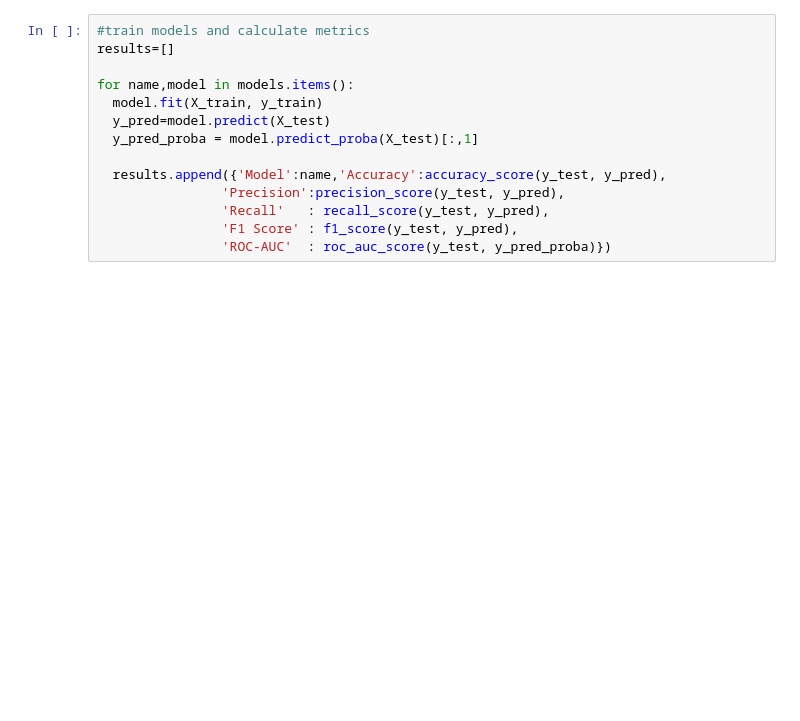
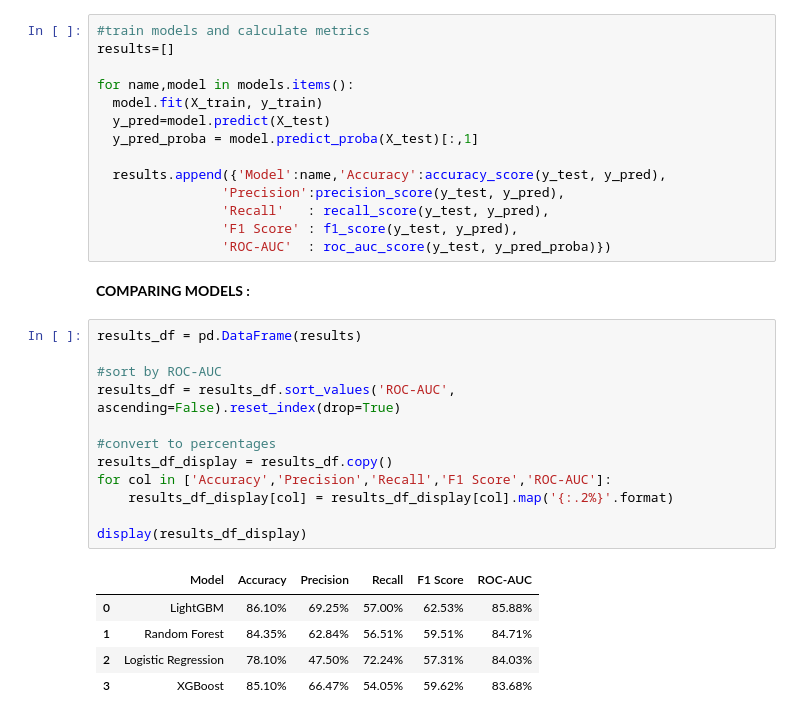
Before and after one commit to ananyapatankar/bank-customer-churn-prediction, a Jupyter notebook: notebooks/03_model_building_and_evaluation.ipynb, the cells around one changed output. Cells and saved outputs as stored; diff of their text form; blank space fills up the shorter version.

```diff
--- a/notebooks/03_model_building_and_evaluation.ipynb
+++ b/notebooks/03_model_building_and_evaluation.ipynb
@@ -65,3 +66,23 @@ for name,model in models.items():
                 'Recall'   : recall_score(y_test, y_pred),
                 'F1 Score' : f1_score(y_test, y_pred),
                 'ROC-AUC'  : roc_auc_score(y_test, y_pred_proba)})
+# %% [markdown]
+**COMPARING MODELS :**
+# %%
+results_df = pd.DataFrame(results)
+
+#sort by ROC-AUC
+results_df = results_df.sort_values('ROC-AUC', ascending=False).reset_index(drop=True)
+
+#convert to percentages
+results_df_display = results_df.copy()
+for col in ['Accuracy','Precision','Recall','F1 Score','ROC-AUC']:
+    results_df_display[col] = results_df_display[col].map('{:.2%}'.format)
+
+display(results_df_display)
+# %% [output]
+|  | Model | Accuracy | Precision | Recall | F1 Score | ROC-AUC |
+| 0 | LightGBM | 86.10% | 69.25% | 57.00% | 62.53% | 85.88% |
+| 1 | Random Forest | 84.35% | 62.84% | 56.51% | 59.51% | 84.71% |
+| 2 | Logistic Regression | 78.10% | 47.50% | 72.24% | 57.31% | 84.03% |
+| 3 | XGBoost | 85.10% | 66.47% | 54.05% | 59.62% | 83.68% |
```
Also changed, not shown: parts of 12 cells of this notebook.
